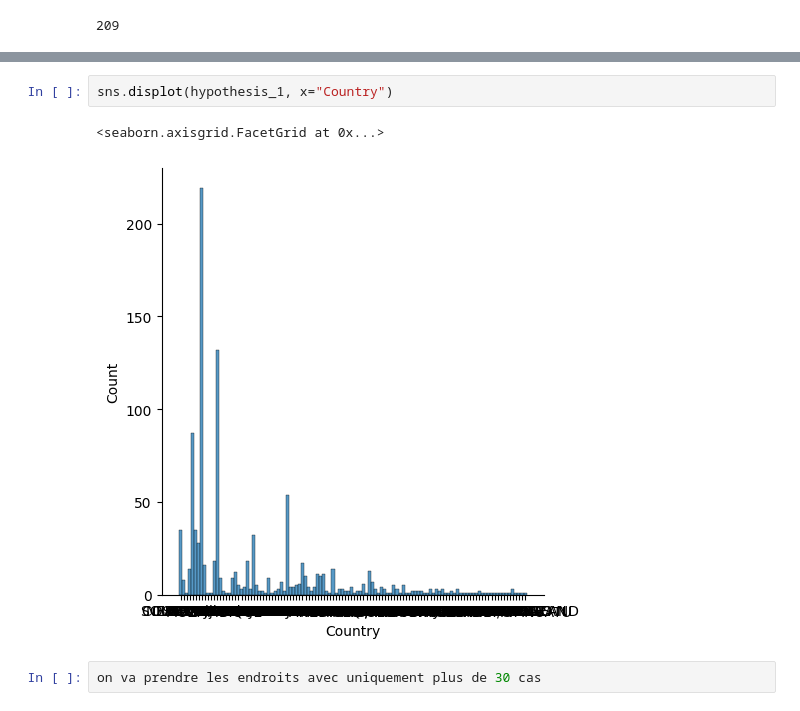
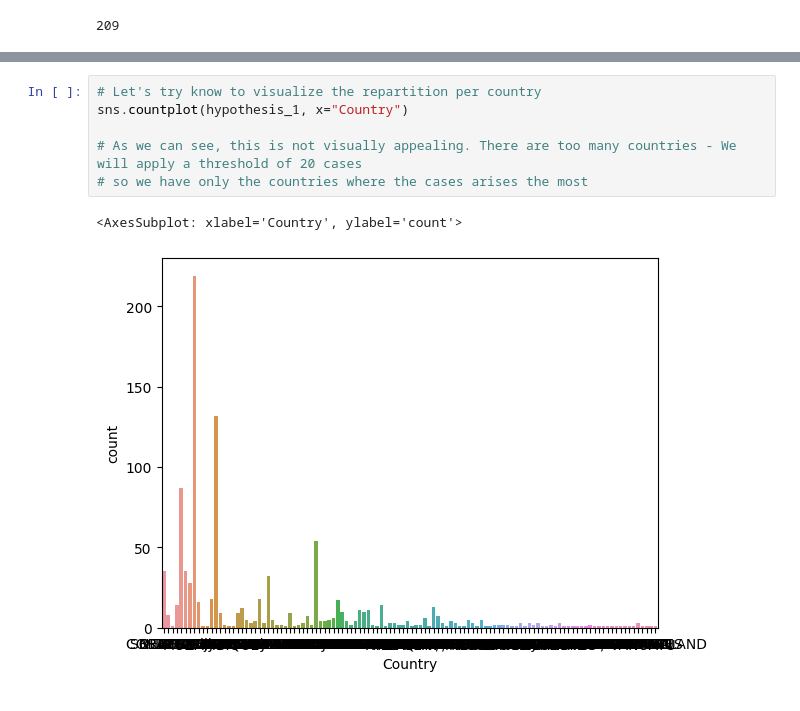
Before and after one commit to RaphHer/Project_1_Pandas, a Jupyter notebook: src/First Project Pandas .ipynb, the cells around one changed output, grey strips where cells are left out. Drawn from its saved outputs; the diff is of its cells as text.

```diff
--- a/src/First Project Pandas .ipynb
+++ b/src/First Project Pandas .ipynb
@@ -326,7 +395,9 @@ print(sorted(hypothesis_2bis['Country']))
 # %%
-sns.displot(hypothesis_1, x="Country")
+# Let's try know to visualize the repartition per country
+sns.countplot(hypothesis_1, x="Country")
+
+# As we can see, this is not visually appealing. There are too many countries - We will apply a threshold of 20 cases
+# so we have only the countries where the cases arises the most
 # %% [output]
-<seaborn.axisgrid.FacetGrid at 0x...>
+<AxesSubplot: xlabel='Country', ylabel='count'>
-[figure, old version]
+[figure, new version]
-# %%
-on va prendre les endroits avec uniquement plus de 30 cas
```
Also changed, not shown: parts of 24 cells of this notebook.
